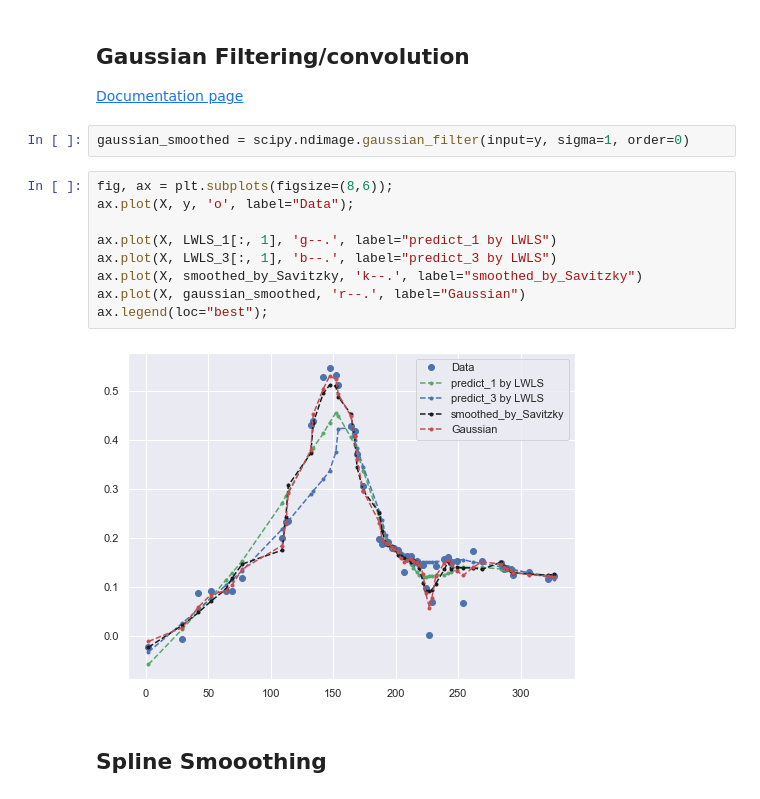
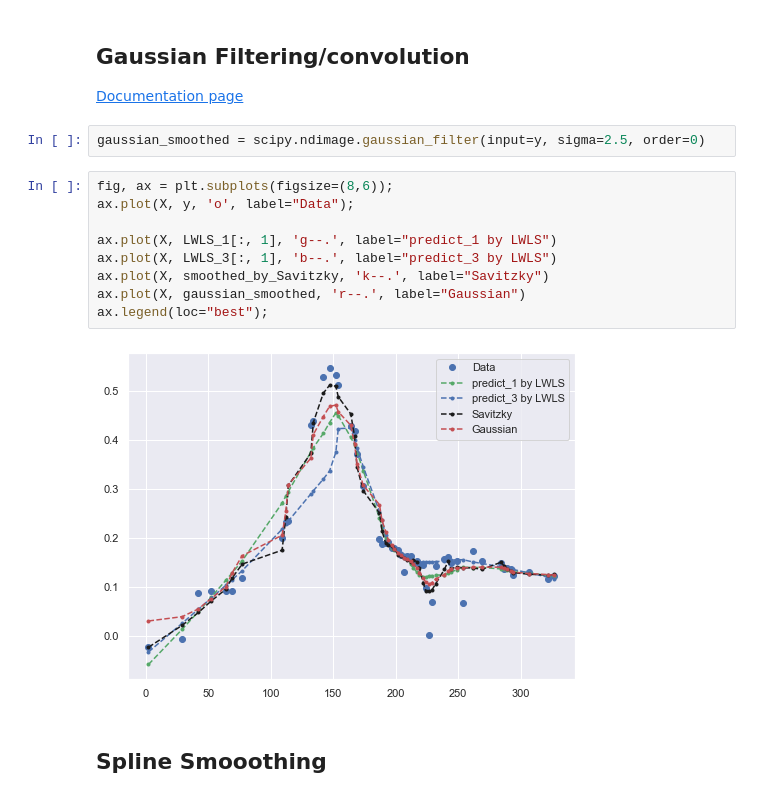
Before and after one commit to sunil21075/Ag, a Jupyter notebook: remote_sensing/python/Local_Jupyter_NoteBooks/0_smoothing.ipynb, the cells around one changed output. Saved outputs shown, nothing was run; the diff lists cells and outputs as text.

```diff
--- a/remote_sensing/python/Local_Jupyter_NoteBooks/0_smoothing.ipynb
+++ b/remote_sensing/python/Local_Jupyter_NoteBooks/0_smoothing.ipynb
@@ -251,18 +251,18 @@ ax.legend(loc="best");
 ## Gaussian Filtering/convolution
 [Documentation page](https://docs.scipy.org/doc/scipy/reference/generated/scipy.ndimage.gaussian_filter.html)
 # %%
-gaussian_smoothed = scipy.ndimage.gaussian_filter(input=y, sigma=1, order=0)
+gaussian_smoothed = scipy.ndimage.gaussian_filter(input=y, sigma=2.5, order=0)
 # %%
 fig, ax = plt.subplots(figsize=(8,6));
 ax.plot(X, y, 'o', label="Data");
 
 ax.plot(X, LWLS_1[:, 1], 'g--.', label="predict_1 by LWLS")
 ax.plot(X, LWLS_3[:, 1], 'b--.', label="predict_3 by LWLS")
-ax.plot(X, smoothed_by_Savitzky, 'k--.', label="smoothed_by_Savitzky")
+ax.plot(X, smoothed_by_Savitzky, 'k--.', label="Savitzky")
 ax.plot(X, gaussian_smoothed, 'r--.', label="Gaussian")
 ax.legend(loc="best");
 # %% [output]
-[figure, old version]
+[figure, new version]
 # %% [markdown]
 ## Spline Smooothing
 # %%
```
Also changed, not shown: parts of 1 cell of this notebook.
